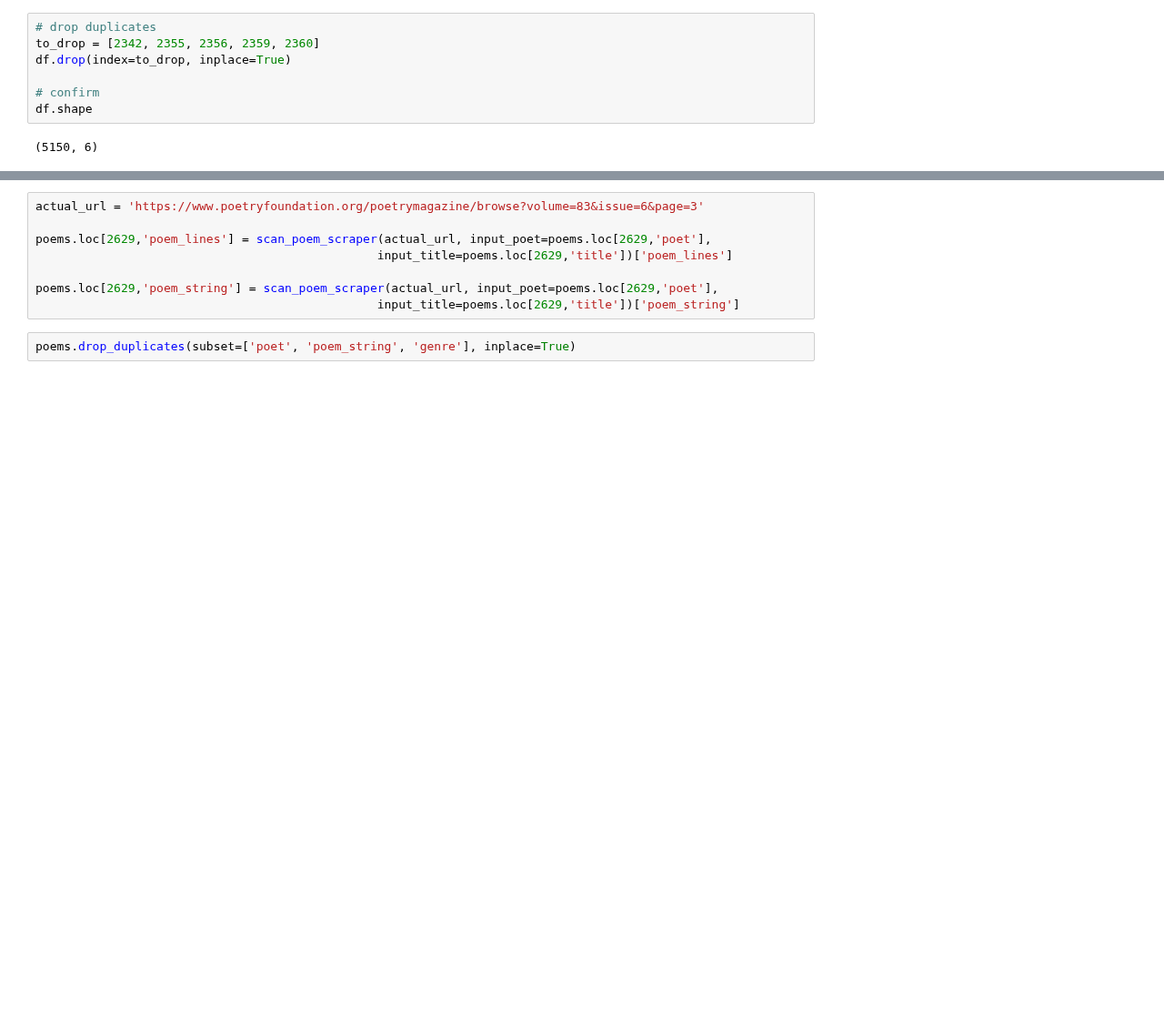
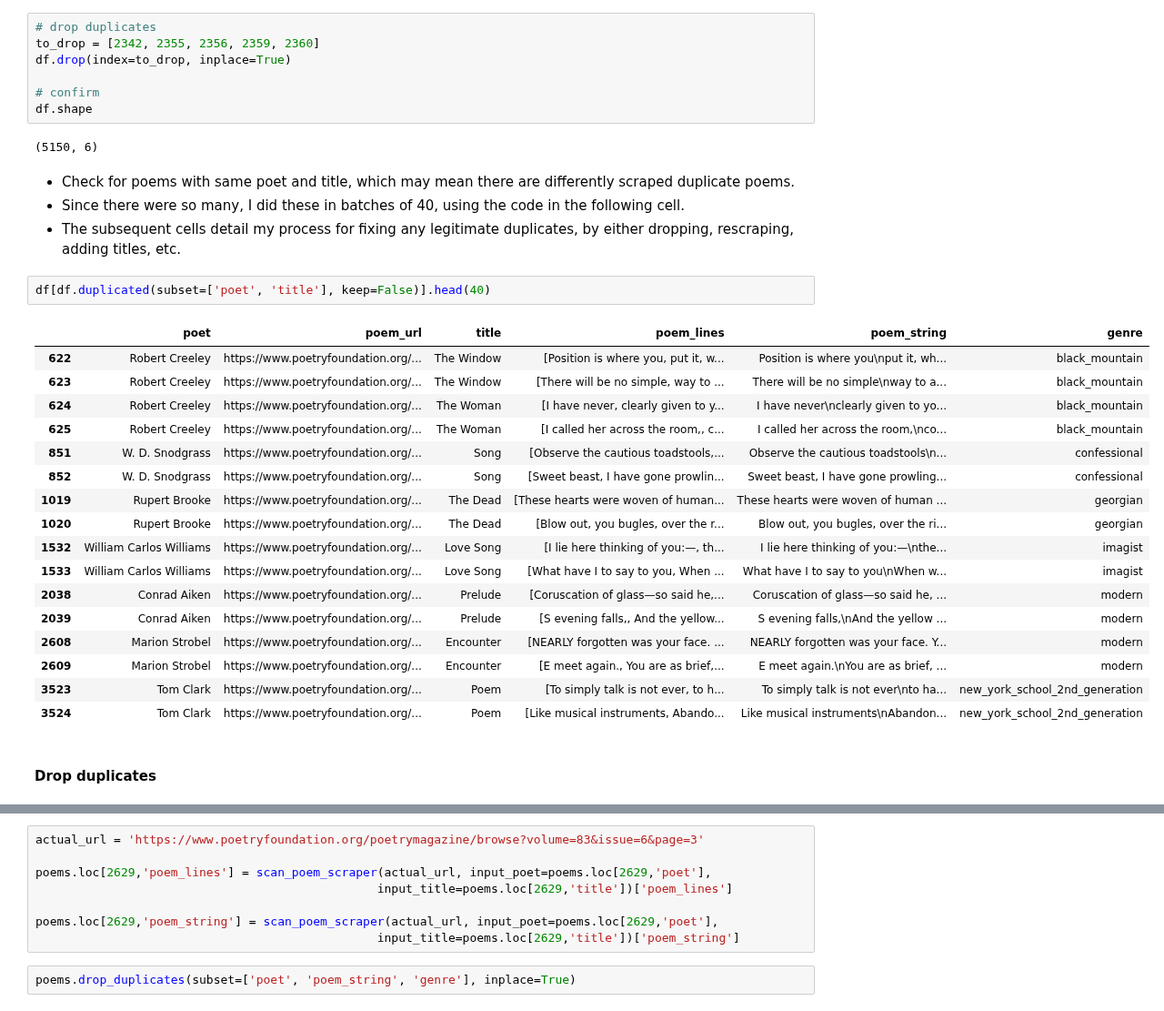
Before and after one commit to p-szymo/poetry_genre_classifier, a Jupyter notebook: 02_data_cleaning.ipynb, the cells around one changed output, grey strips where cells are left out. Shown at 91% size. Cells and saved outputs as stored; diff of their text form; blank space fills up the shorter version.

Commit message:
drop duplicate poems

```diff
--- a/02_data_cleaning.ipynb
+++ b/02_data_cleaning.ipynb
@@ -192,3 +192,29 @@ df.drop(index=to_drop, inplace=True)
 df.shape
 # %% [output]
 (5150, 6)
+# %% [markdown]
+- Check for poems with same poet and title, which may mean there are differently scraped duplicate poems.
+- Since there were so many, I did these in batches of 40, using the code in the following cell.
+- The subsequent cells detail my process for fixing any legitimate duplicates, by either dropping, rescraping, adding titles, etc.
+# %%
+df[df.duplicated(subset=['poet', 'title'], keep=False)].head(40)
+# %% [output]
+|  | poet | poem_url | title | poem_lines | poem_string | genre |
+| 622 | Robert Creeley | https://www.poetryfoundation.org/... | The Window | [Position is where you, put it, w... | Position is where you\nput it, wh... | black_mountain |
+| 623 | Robert Creeley | https://www.poetryfoundation.org/... | The Window | [There will be no simple, way to ... | There will be no simple\nway to a... | black_mountain |
+| 624 | Robert Creeley | https://www.poetryfoundation.org/... | The Woman | [I have never, clearly given to y... | I have never\nclearly given to yo... | black_mountain |
+| 625 | Robert Creeley | https://www.poetryfoundation.org/... | The Woman | [I called her across the room,, c... | I called her across the room,\nco... | black_mountain |
+| 851 | W. D. Snodgrass | https://www.poetryfoundation.org/... | Song | [Observe the cautious toadstools,... | Observe the cautious toadstools\n... | confessional |
+| 852 | W. D. Snodgrass | https://www.poetryfoundation.org/... | Song | [Sweet beast, I have gone prowlin... | Sweet beast, I have gone prowling... | confessional |
+| 1019 | Rupert Brooke | https://www.poetryfoundation.org/... | The Dead | [These hearts were woven of human... | These hearts were woven of human ... | georgian |
+| 1020 | Rupert Brooke | https://www.poetryfoundation.org/... | The Dead | [Blow out, you bugles, over the r... | Blow out, you bugles, over the ri... | georgian |
+| 1532 | William Carlos Williams | https://www.poetryfoundation.org/... | Love Song | [I lie here thinking of you:—, th... | I lie here thinking of you:—\nthe... | imagist |
+| 1533 | William Carlos Williams | https://www.poetryfoundation.org/... | Love Song | [What have I to say to you, When ... | What have I to say to you\nWhen w... | imagist |
+| 2038 | Conrad Aiken | https://www.poetryfoundation.org/... | Prelude | [Coruscation of glass—so said he,... | Coruscation of glass—so said he, ... | modern |
+| 2039 | Conrad Aiken | https://www.poetryfoundation.org/... | Prelude | [S evening falls,, And the yellow... | S evening falls,\nAnd the yellow ... | modern |
+| 2608 | Marion Strobel | https://www.poetryfoundation.org/... | Encounter | [NEARLY forgotten was your face. ... | NEARLY forgotten was your face. Y... | modern |
+| 2609 | Marion Strobel | https://www.poetryfoundation.org/... | Encounter | [E meet again., You are as brief,... | E meet again.\nYou are as brief, ... | modern |
+| 3523 | Tom Clark | https://www.poetryfoundation.org/... | Poem | [To simply talk is not ever, to h... | To simply talk is not ever\nto ha... | new_york_school_2nd_generation |
+| 3524 | Tom Clark | https://www.poetryfoundation.org/... | Poem | [Like musical instruments, Abando... | Like musical instruments\nAbandon... | new_york_school_2nd_generation |
+# %% [markdown]
+#### Drop duplicates
```
Also changed, not shown: parts of 20 cells of this notebook.
